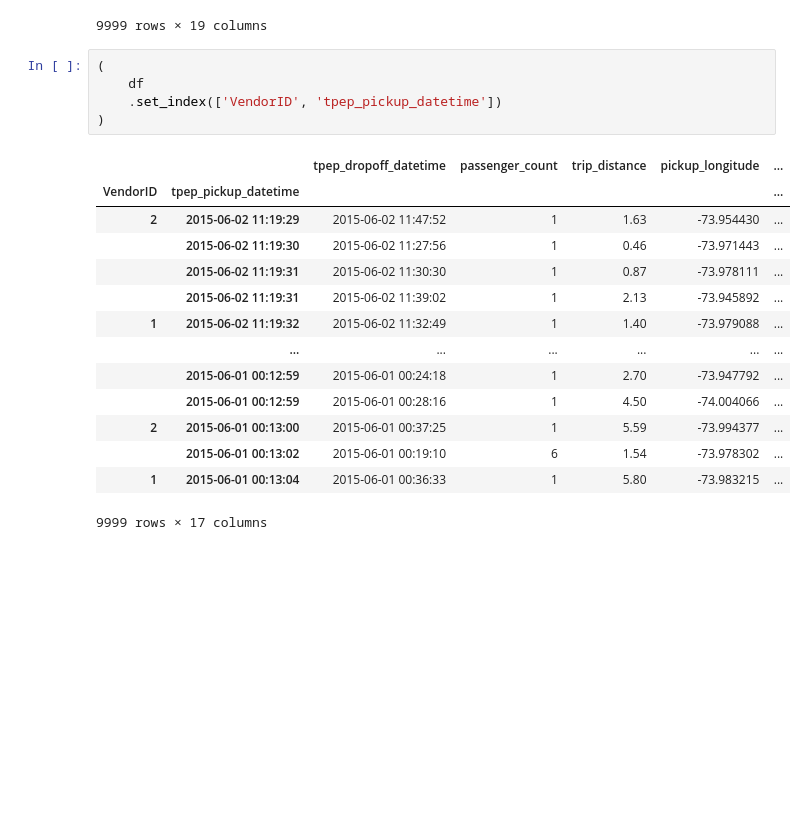
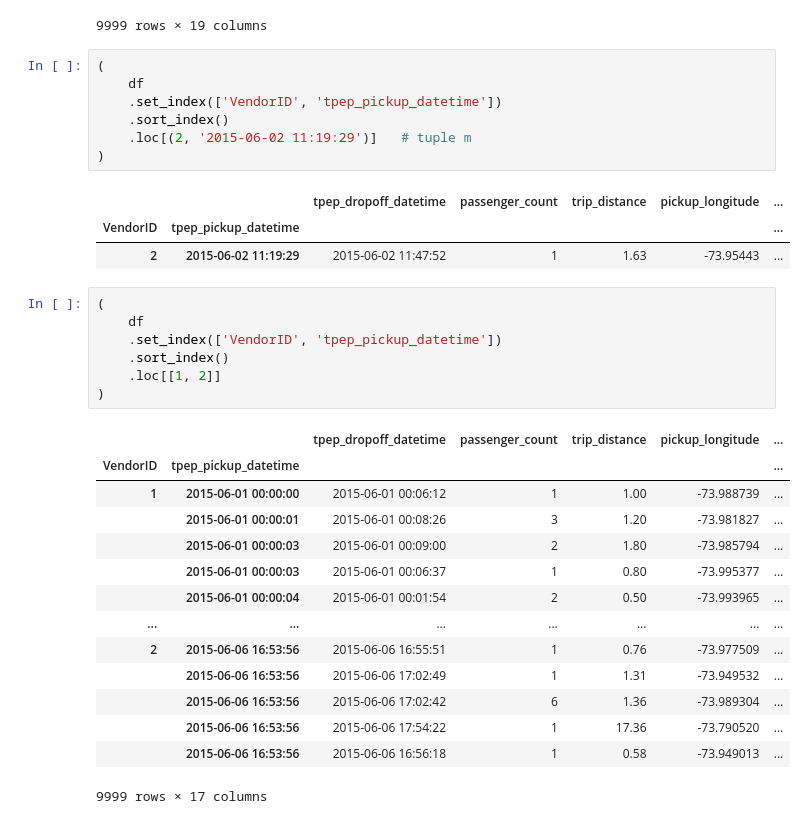
Before and after one commit to reuven/apple-2025-02February-pandas, a Jupyter notebook: 2025-03March-11.ipynb, the cells around one changed output. Drawn from its saved outputs; the diff is of its cells as text; blank space fills up the shorter version.

```diff
--- a/2025-03March-11.ipynb
+++ b/2025-03March-11.ipynb
@@ -259,20 +259,33 @@ df
 # %%
 (
     df
     .set_index(['VendorID', 'tpep_pickup_datetime'])
+    .sort_index()
+    .loc[(2, '2015-06-02 11:19:29')]   # tuple m
 )
 # %% [output]
 |  |  | tpep_dropoff_datetime | passenger_count | trip_distance | pickup_longitude | ... |
 | VendorID | tpep_pickup_datetime |  |  |  |  | ... |
-| 2 | 2015-06-02 11:19:29 | 2015-06-02 11:47:52 | 1 | 1.63 | -73.954430 | ... |
-|  | 2015-06-02 11:19:30 | 2015-06-02 11:27:56 | 1 | 0.46 | -73.971443 | ... |
-|  | 2015-06-02 11:19:31 | 2015-06-02 11:30:30 | 1 | 0.87 | -73.978111 | ... |
-|  | 2015-06-02 11:19:31 | 2015-06-02 11:39:02 | 1 | 2.13 | -73.945892 | ... |
-| 1 | 2015-06-02 11:19:32 | 2015-06-02 11:32:49 | 1 | 1.40 | -73.979088 | ... |
-|  | ... | ... | ... | ... | ... | ... |
-|  | 2015-06-01 00:12:59 | 2015-06-01 00:24:18 | 1 | 2.70 | -73.947792 | ... |
-|  | 2015-06-01 00:12:59 | 2015-06-01 00:28:16 | 1 | 4.50 | -74.004066 | ... |
-| 2 | 2015-06-01 00:13:00 | 2015-06-01 00:37:25 | 1 | 5.59 | -73.994377 | ... |
-|  | 2015-06-01 00:13:02 | 2015-06-01 00:19:10 | 6 | 1.54 | -73.978302 | ... |
-| 1 | 2015-06-01 00:13:04 | 2015-06-01 00:36:33 | 1 | 5.80 | -73.983215 | ... |
+| 2 | 2015-06-02 11:19:29 | 2015-06-02 11:47:52 | 1 | 1.63 | -73.95443 | ... |
-9999 rows × 17 columns
+# %%
+(
+    df
+    .set_index(['VendorID', 'tpep_pickup_datetime'])
+    .sort_index()
+    .loc[[1, 2]]
+)
+# %% [output]
+|  |  | tpep_dropoff_datetime | passenger_count | trip_distance | pickup_longitude | ... |
+| VendorID | tpep_pickup_datetime |  |  |  |  | ... |
+| 1 | 2015-06-01 00:00:00 | 2015-06-01 00:06:12 | 1 | 1.00 | -73.988739 | ... |
+|  | 2015-06-01 00:00:01 | 2015-06-01 00:08:26 | 3 | 1.20 | -73.981827 | ... |
+|  | 2015-06-01 00:00:03 | 2015-06-01 00:09:00 | 2 | 1.80 | -73.985794 | ... |
+|  | 2015-06-01 00:00:03 | 2015-06-01 00:06:37 | 1 | 0.80 | -73.995377 | ... |
+|  | 2015-06-01 00:00:04 | 2015-06-01 00:01:54 | 2 | 0.50 | -73.993965 | ... |
+| ... | ... | ... | ... | ... | ... | ... |
+| 2 | 2015-06-06 16:53:56 | 2015-06-06 16:55:51 | 1 | 0.76 | -73.977509 | ... |
+|  | 2015-06-06 16:53:56 | 2015-06-06 17:02:49 | 1 | 1.31 | -73.949532 | ... |
+|  | 2015-06-06 16:53:56 | 2015-06-06 17:02:42 | 6 | 1.36 | -73.989304 | ... |
+|  | 2015-06-06 16:53:56 | 2015-06-06 17:54:22 | 1 | 17.36 | -73.790520 | ... |
+|  | 2015-06-06 16:53:56 | 2015-06-06 16:56:18 | 1 | 0.58 | -73.949013 | ... |
+9999 rows × 17 columns
```
